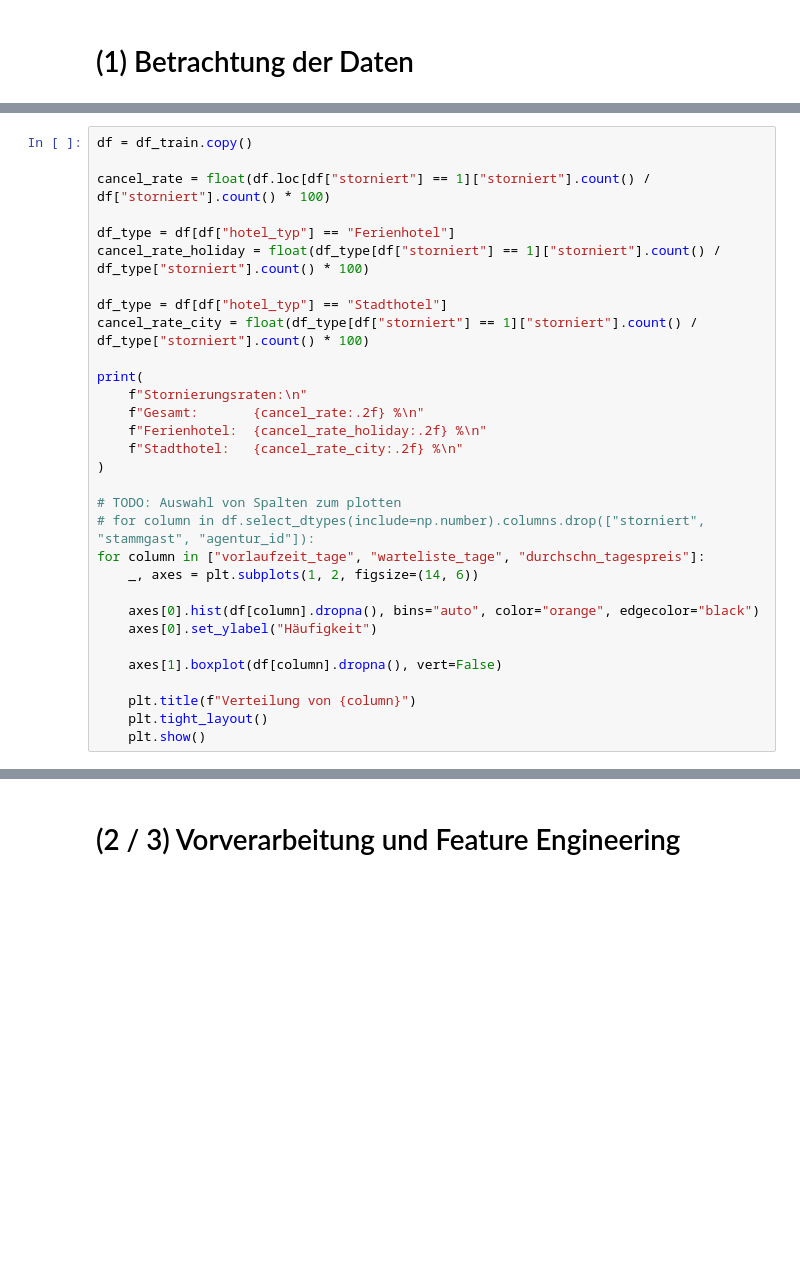
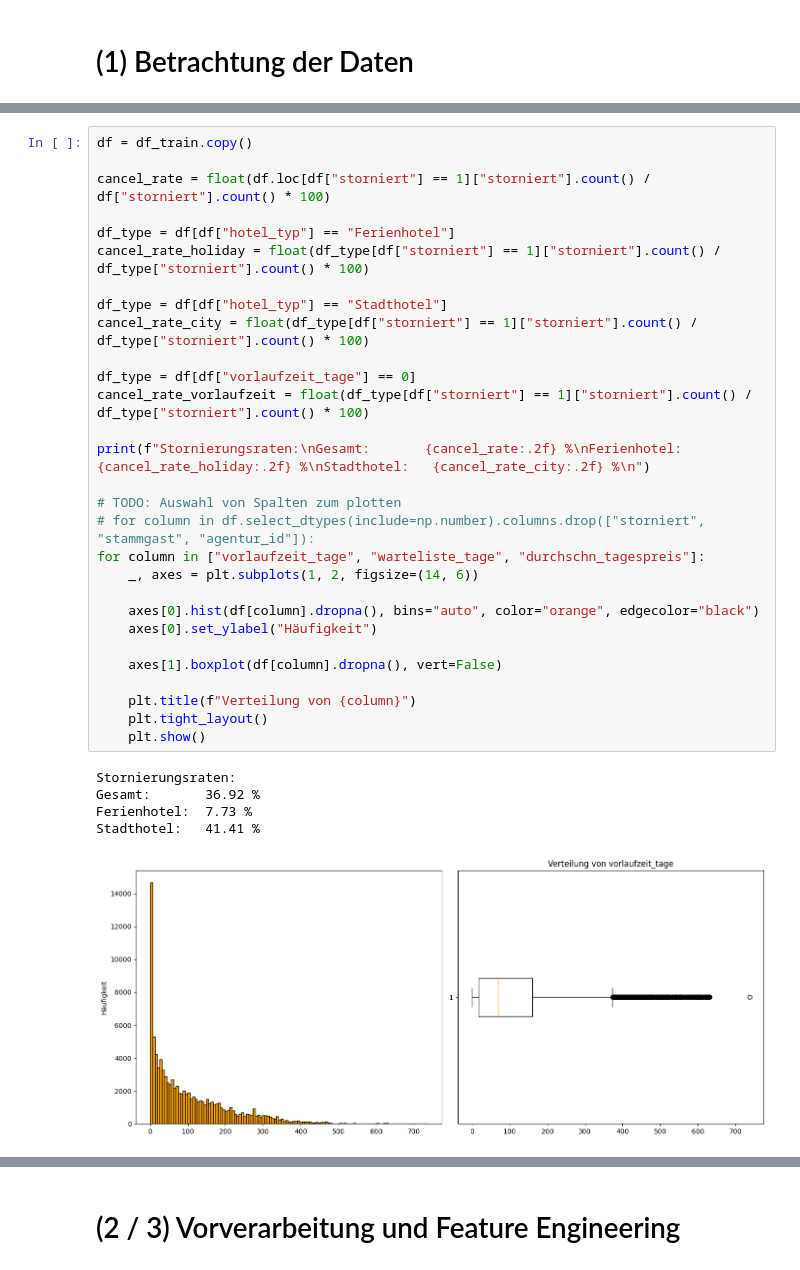
Before and after one commit to vasv1011/semester-3-projekte, a Jupyter notebook: ML/Projekt/project_sv.ipynb, the cells around one changed output, grey strips where cells are left out. Cells and saved outputs as stored; diff of their text form; blank space fills up the shorter version.

```diff
--- a/ML/Projekt/project_sv.ipynb
+++ b/ML/Projekt/project_sv.ipynb
@@ -43,31 +101,35 @@ display(df_train)
 # %%
 df = df_train.copy()
 
 cancel_rate = float(df.loc[df["storniert"] == 1]["storniert"].count() / df["storniert"].count() * 100)
 
 df_type = df[df["hotel_typ"] == "Ferienhotel"]
 cancel_rate_holiday = float(df_type[df["storniert"] == 1]["storniert"].count() / df_type["storniert"].count() * 100)
 
 df_type = df[df["hotel_typ"] == "Stadthotel"]
 cancel_rate_city = float(df_type[df["storniert"] == 1]["storniert"].count() / df_type["storniert"].count() * 100)
 
-print(
-    f"Stornierungsraten:\n"
-    f"Gesamt:       {cancel_rate:.2f} %\n"
-    f"Ferienhotel:  {cancel_rate_holiday:.2f} %\n"
-    f"Stadthotel:   {cancel_rate_city:.2f} %\n"
-)
+df_type = df[df["vorlaufzeit_tage"] == 0]
+cancel_rate_vorlaufzeit = float(df_type[df["storniert"] == 1]["storniert"].count() / df_type["storniert"].count() * 100)
+
+print(f"Stornierungsraten:\nGesamt:       {cancel_rate:.2f} %\nFerienhotel:  {cancel_rate_holiday:.2f} %\nStadthotel:   {cancel_rate_city:.2f} %\n")
 
 # TODO: Auswahl von Spalten zum plotten
 # for column in df.select_dtypes(include=np.number).columns.drop(["storniert", "stammgast", "agentur_id"]):
 for column in ["vorlaufzeit_tage", "warteliste_tage", "durchschn_tagespreis"]:
     _, axes = plt.subplots(1, 2, figsize=(14, 6))
 
     axes[0].hist(df[column].dropna(), bins="auto", color="orange", edgecolor="black")
     axes[0].set_ylabel("Häufigkeit")
 
     axes[1].boxplot(df[column].dropna(), vert=False)
 
     plt.title(f"Verteilung von {column}")
     plt.tight_layout()
     plt.show()
+# %% [output]
+Stornierungsraten:
+Gesamt:       36.92 %
+Ferienhotel:  7.73 %
+Stadthotel:   41.41 %
+[figure, added]
```
Also changed, not shown: parts of 24 cells of this notebook, 1 other file.
